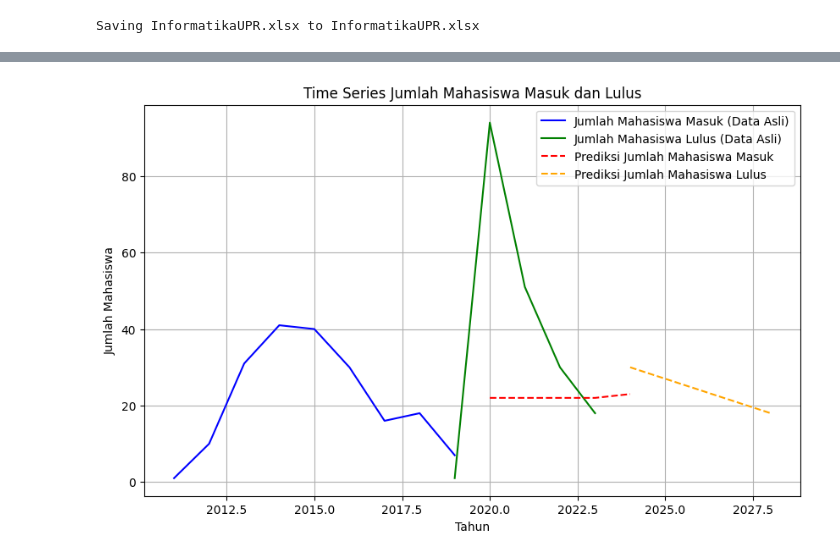
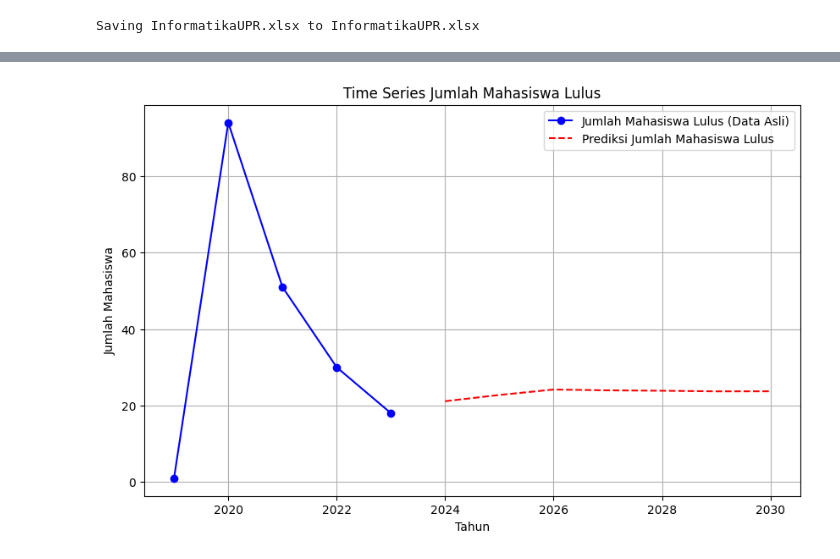
Before and after one commit to edypj/Visualisasi-Data, a Jupyter notebook: DataWindowingforTimeSeriesForecasting.ipynb, the cells around one changed output, grey strips where cells are left out. Drawn from its saved outputs; the diff is of its cells as text; code cells hidden in the pictures.

```diff
--- a/DataWindowingforTimeSeriesForecasting.ipynb
+++ b/DataWindowingforTimeSeriesForecasting.ipynb
@@ -168,0 +216,6 @@ Tahun 2028.0: 18 mahasiswa lulus
+# %%
+# Kelompokkan mahasiswa berdasarkan tahun lulus dan hitung jumlah mahasiswa yang lulus setiap tahun
+df_lulus = df.groupby('Tahun Lulus').size().reset_index(name='Jumlah Lulus')
+
+# Tampilkan data jumlah mahasiswa yang lulus
+print(df_lulus)
@@ -169,33 +275,22 @@ Tahun 2028.0: 18 mahasiswa lulus
 # %%
-
-# Memuat data ke dalam time series
-tahun_masuk = df_masuk['TAHUN MASUK']
-jumlah_masuk = df_masuk['Jumlah Masuk']
+# Mengganti penggunaan DataFrame df_lulus dengan df_lulus
 tahun_lulus = df_lulus['Tahun Lulus']
 jumlah_lulus = df_lulus['Jumlah Lulus']
 
-# Melakukan prediksi untuk data di masa depan
-future_years_masuk = np.arange(last_year_masuk + 1, last_year_masuk + future_years + 1)
-future_years_lulus = np.arange(last_year_lulus + 1, last_year_lulus + future_years + 1)
-future_predictions_masuk = [22] * 4 + [23]  # Menggunakan hasil prediksi yang Anda berikan
-future_predictions_lulus = [30, 27, 24, 21, 18]  # Menggunakan hasil prediksi yang Anda berikan
-
-# Menggambarkan time series data asli dan hasil prediksi
+# Membuat plot untuk data asli dan prediksi
 plt.figure(figsize=(10, 6))
 
 # Data asli
-plt.plot(tahun_masuk, jumlah_masuk, color='blue', label='Jumlah Mahasiswa Masuk (Data Asli)')
-plt.plot(tahun_lulus, jumlah_lulus, color='green', label='Jumlah Mahasiswa Lulus (Data Asli)')
+plt.plot(tahun_lulus, jumlah_lulus, color='blue', marker='o', label='Jumlah Mahasiswa Lulus (Data Asli)')
 
 # Hasil prediksi
-plt.plot(future_years_masuk, future_predictions_masuk, color='red', linestyle='--', label='Prediksi Jumlah Mahasiswa Masuk')
-plt.plot(future_years_lulus, future_predictions_lulus, color='orange', linestyle='--', label='Prediksi Jumlah Mahasiswa Lulus')
+plt.plot(future_years_array_lulus, future_predictions_lulus, color='red', linestyle='--', label='Prediksi Jumlah Mahasiswa Lulus')
 
-plt.title('Time Series Jumlah Mahasiswa Masuk dan Lulus')
+plt.title('Time Series Jumlah Mahasiswa Lulus')
 plt.xlabel('Tahun')
 plt.ylabel('Jumlah Mahasiswa')
 plt.legend()
 plt.grid(True)
 plt.show()
 # %% [output]
-[figure, old version]
+[figure, new version]
```
Also changed, not shown: parts of 21 cells of this notebook.
